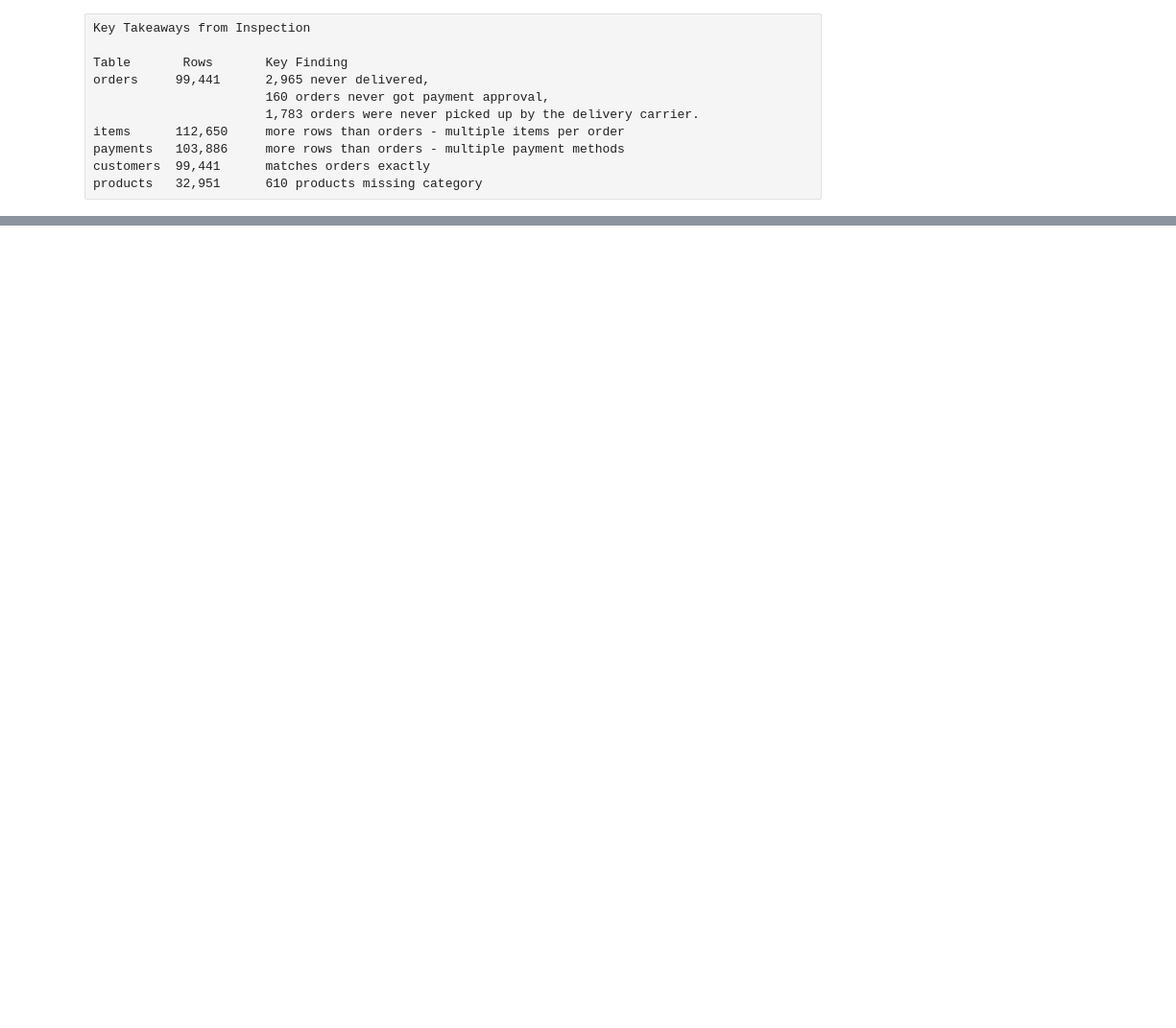
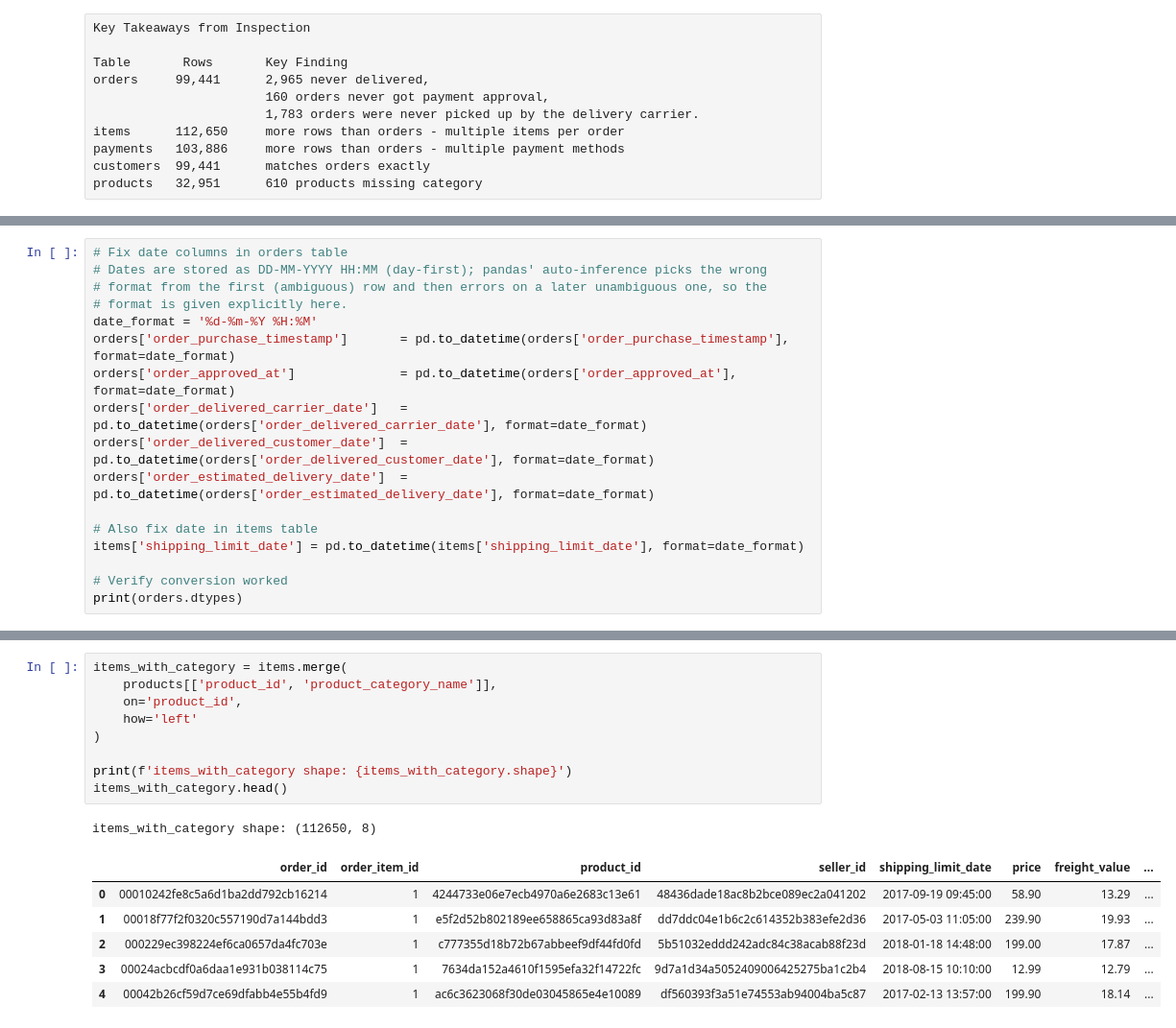
Before and after one commit to gyan-sutra/data-analyst-portfolio, a Jupyter notebook: P2-Ecommerce-Dashboard/Notebooks/analysis.ipynb, the cells around one changed output, grey strips where cells are left out. Shown at 96% size. Cells and saved outputs as stored; diff of their text form; blank space fills up the shorter version.

```diff
--- a/P2-Ecommerce-Dashboard/Notebooks/analysis.ipynb
+++ b/P2-Ecommerce-Dashboard/Notebooks/analysis.ipynb
@@ -97,0 +99,17 @@ products   32,951      610 products missing category
+# %%
+# Fix date columns in orders table
+# Dates are stored as DD-MM-YYYY HH:MM (day-first); pandas' auto-inference picks the wrong
+# format from the first (ambiguous) row and then errors on a later unambiguous one, so the
+# format is given explicitly here.
+date_format = '%d-%m-%Y %H:%M'
+orders['order_purchase_timestamp']       = pd.to_datetime(orders['order_purchase_timestamp'], format=date_format)
+orders['order_approved_at']              = pd.to_datetime(orders['order_approved_at'], format=date_format)
+orders['order_delivered_carrier_date']   = pd.to_datetime(orders['order_delivered_carrier_date'], format=date_format)
+orders['order_delivered_customer_date']  = pd.to_datetime(orders['order_delivered_customer_date'], format=date_format)
+orders['order_estimated_delivery_date']  = pd.to_datetime(orders['order_estimated_delivery_date'], format=date_format)
+
+# Also fix date in items table
+items['shipping_limit_date'] = pd.to_datetime(items['shipping_limit_date'], format=date_format)
+
+# Verify conversion worked
+print(orders.dtypes)
@@ -97,0 +260,17 @@ products   32,951      610 products missing category
+# %%
+items_with_category = items.merge(
+    products[['product_id', 'product_category_name']],
+    on='product_id',
+    how='left'
+)
+
+print(f'items_with_category shape: {items_with_category.shape}')
+items_with_category.head()
+# %% [output]
+items_with_category shape: (112650, 8)
+|  | order_id | order_item_id | product_id | seller_id | shipping_limit_date | price | freight_value | ... |
+| 0 | 00010242fe8c5a6d1ba2dd792cb16214 | 1 | 4244733e06e7ecb4970a6e2683c13e61 | 48436dade18ac8b2bce089ec2a041202 | 2017-09-19 09:45:00 | 58.90 | 13.29 | ... |
+| 1 | 00018f77f2f0320c557190d7a144bdd3 | 1 | e5f2d52b802189ee658865ca93d83a8f | dd7ddc04e1b6c2c614352b383efe2d36 | 2017-05-03 11:05:00 | 239.90 | 19.93 | ... |
+| 2 | 000229ec398224ef6ca0657da4fc703e | 1 | c777355d18b72b67abbeef9df44fd0fd | 5b51032eddd242adc84c38acab88f23d | 2018-01-18 14:48:00 | 199.00 | 17.87 | ... |
+| 3 | 00024acbcdf0a6daa1e931b038114c75 | 1 | 7634da152a4610f1595efa32f14722fc | 9d7a1d34a5052409006425275ba1c2b4 | 2018-08-15 10:10:00 | 12.99 | 12.79 | ... |
+| 4 | 00042b26cf59d7ce69dfabb4e55b4fd9 | 1 | ac6c3623068f30de03045865e4e10089 | df560393f3a51e74553ab94004ba5c87 | 2017-02-13 13:57:00 | 199.90 | 18.14 | ... |
```
Also changed, not shown: parts of 21 cells of this notebook, 3 other files.
